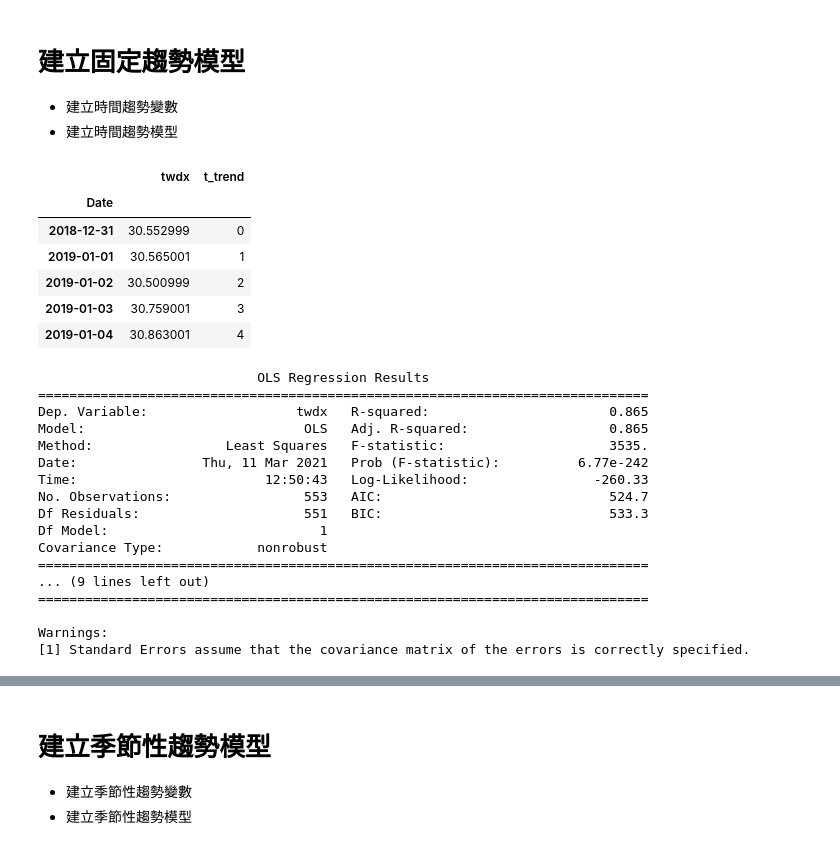
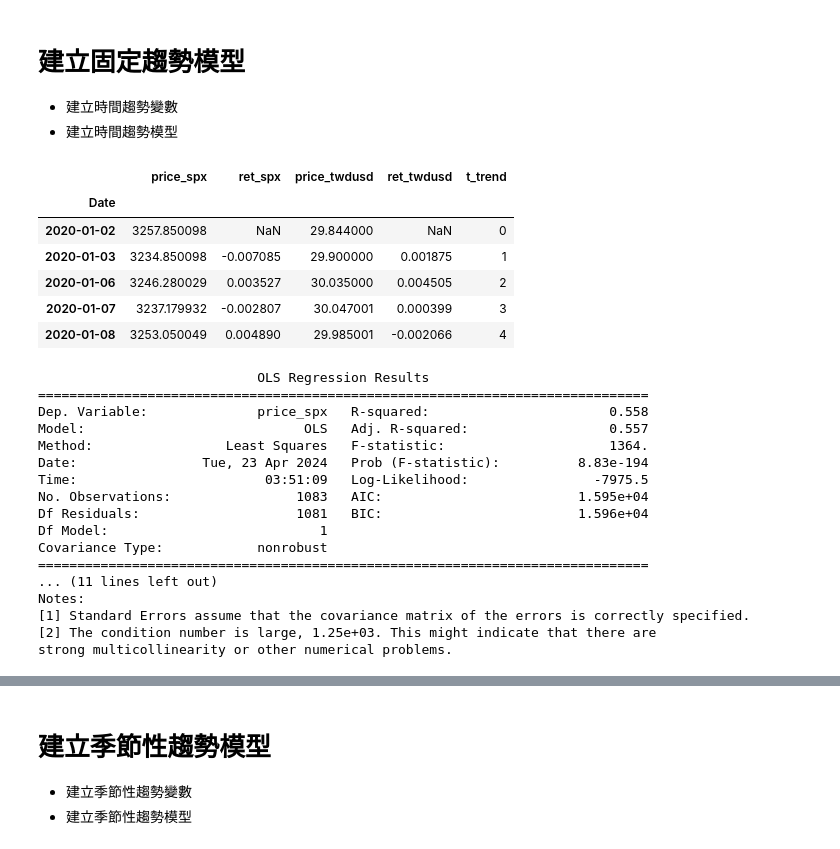
Before and after one commit to quetion/time_series_SCU, a Jupyter notebook: TS_Ch1_exercise.ipynb, the cells around one changed output, grey strips where cells are left out. Cells and saved outputs as stored; diff of their text form; code cells hidden in the pictures.

```diff
--- a/TS_Ch1_exercise.ipynb
+++ b/TS_Ch1_exercise.ipynb
@@ -15,7 +14,7 @@ import statsmodels.api as sm
 - 建立報酬率變數
 # %%
 # download data
-# For S&P 500 index
+# For S&P 500 index (^gspc)
 data = yf.download('^gspc')
 data.head().round(3)
 # clean data
@@ -25,10 +24,12 @@ data.columns = ['price_spx']
 data.head().round(3)
 # how to obtain return
 # percentage return
-data['ret_spx'] = data.price_spx.pct_change()
-data.head().round(3)
+#data['ret_spx_1'] = data.price_spx.pct_change()
+#data.head().round(3)
 data['ret_spx'] = np.log(data.price_spx).diff()
 data.head().round(3)
+#data['diff_ret'] = data.ret_spx_1 - data.ret_spx_2
+#data.diff_ret.plot()
 # %% [output]
 [*********************100%%**********************]  1 of 1 completed
 |  | price_spx | ret_spx |
@@ -52,5 +69,5 @@ data.head().round(3)
 # %%
 # 落後運算元函數 .shift()
+data['ret_spx_1_L2'] = data['ret_spx_1'].shift(2)
 data.head()
-data.ret_spx.shift()
 # %% [output]
@@ -136,0 +148,2 @@ data.head()
+# %%
+data['ret_twdusd'] = np.log(data.price_twdusd).diff()
@@ -150,39 +172,39 @@ data.price_spx.corr(data.price_spx.shift())
 - 建立時間趨勢模型
 # %%
 # construct the time trend variable
-twdusd['t_trend'] = range(len(twdusd.twdx))
-twdusd.head()
+data['t_trend'] = range(len(data.price_twdusd))
+data.head()
 # %% [output]
-|  | twdx | t_trend |
-| Date |  |  |
-| 2018-12-31 | 30.552999 | 0 |
-| 2019-01-01 | 30.565001 | 1 |
-| 2019-01-02 | 30.500999 | 2 |
-| 2019-01-03 | 30.759001 | 3 |
-| 2019-01-04 | 30.863001 | 4 |
+|  | price_spx | ret_spx | price_twdusd | ret_twdusd | t_trend |
+| Date |  |  |  |  |  |
+| 2020-01-02 | 3257.850098 | NaN | 29.844000 | NaN | 0 |
+| 2020-01-03 | 3234.850098 | -0.007085 | 29.900000 | 0.001875 | 1 |
+| 2020-01-06 | 3246.280029 | 0.003527 | 30.035000 | 0.004505 | 2 |
+| 2020-01-07 | 3237.179932 | -0.002807 | 30.047001 | 0.000399 | 3 |
+| 2020-01-08 | 3253.050049 | 0.004890 | 29.985001 | -0.002066 | 4 |
 # %%
 # time-trend regression
-x = sm.add_constant(twdusd['t_trend'])
-y = twdusd.twdx
+x = sm.add_constant(data['t_trend'])
+y = data.price_spx
 result = sm.OLS(y,x,missing='drop').fit()
 print(result.summary())
 # %% [output]
                             OLS Regression Results
 ==============================================================================
-Dep. Variable:                   twdx   R-squared:                       0.865
-Model:                            OLS   Adj. R-squared:                  0.865
-Method:                 Least Squares   F-statistic:                     3535.
-Date:                Thu, 11 Mar 2021   Prob (F-statistic):          6.77e-242
-Time:                        12:50:43   Log-Likelihood:                -260.33
-No. Observations:                 553   AIC:                             524.7
-Df Residuals:                     551   BIC:                             533.3
+Dep. Variable:              price_spx   R-squared:                       0.558
+Model:                            OLS   Adj. R-squared:                  0.557
+Method:                 Least Squares   F-statistic:                     1364.
+Date:                Tue, 23 Apr 2024   Prob (F-statistic):          8.83e-194
+Time:                        03:51:09   Log-Likelihood:                -7975.5
+No. Observations:                1083   AIC:                         1.595e+04
+Df Residuals:                    1081   BIC:                         1.596e+04
 Df Model:                           1
 Covariance Type:            nonrobust
 ==============================================================================
-... (9 lines left out)
-==============================================================================
-
-Warnings:
+... (11 lines left out)
+Notes:
 [1] Standard Errors assume that the covariance matrix of the errors is correctly specified.
+[2] The condition number is large, 1.25e+03. This might indicate that there are
+strong multicollinearity or other numerical problems.
 # %%
 result.resid.plot()
```
Also changed, not shown: parts of 15 cells of this notebook.
